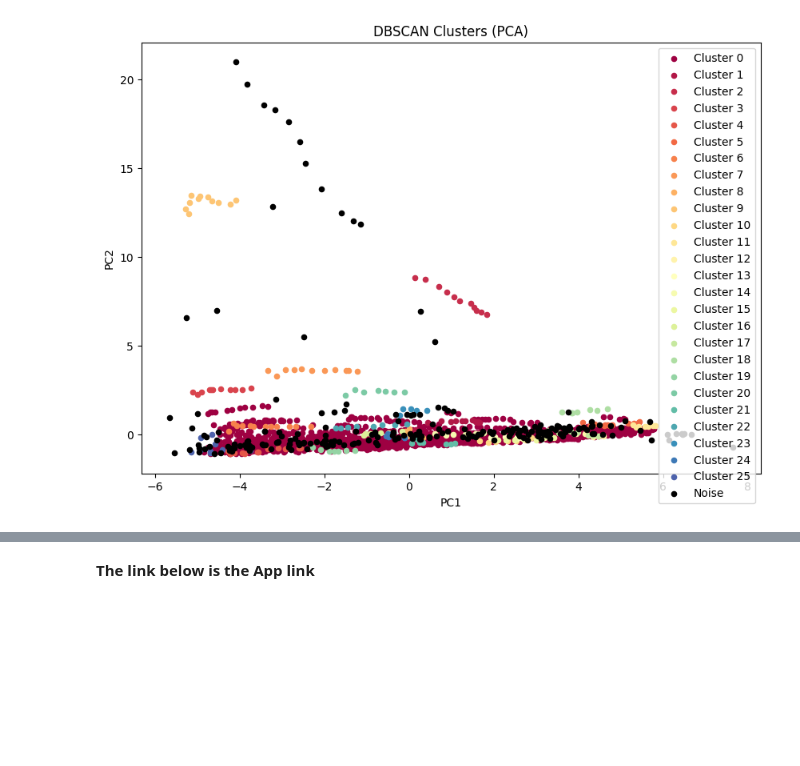
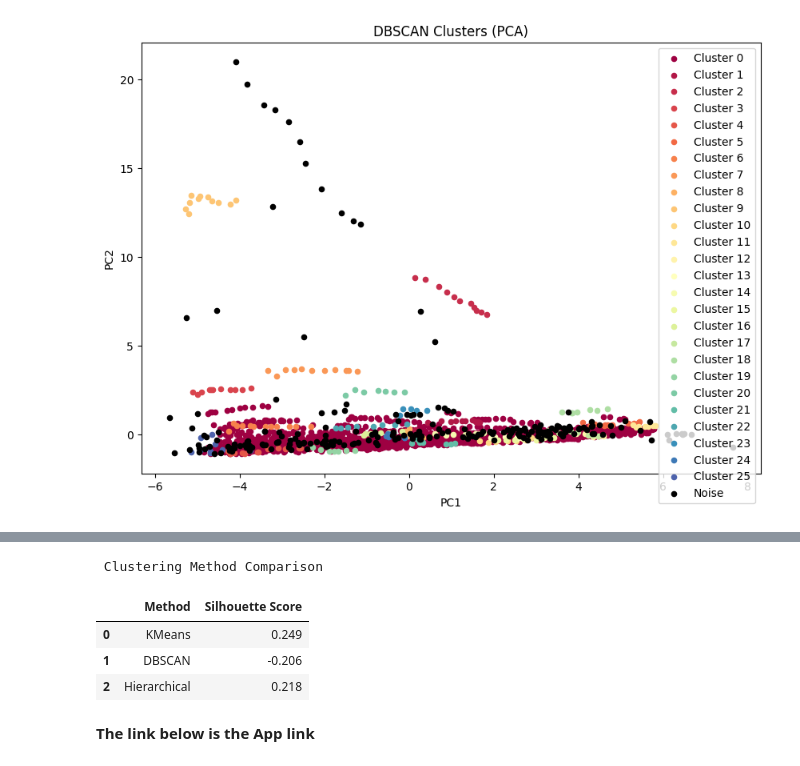
Before and after one commit to Bhuvanareddy-03/Clustering_Global_development, a Jupyter notebook: clustering_global_developmentipynb.ipynb, the cells around one changed output, grey strips where cells are left out. Drawn from its saved outputs; the diff is of its cells as text; code cells hidden in the pictures; blank space fills up the shorter version.

```diff
--- a/clustering_global_developmentipynb.ipynb
+++ b/clustering_global_developmentipynb.ipynb
@@ -207,3 +240,21 @@ plt.show()
+# %%
+# --- Compile results ---
+comparison_df = pd.DataFrame({
+    'Method': ['KMeans', 'DBSCAN', 'Hierarchical'],
+    'Silhouette Score': [round(kmeans_score, 3),
+                         round(dbscan_score, 3) if dbscan_score else 'N/A',
+                         round(hier_score, 3)]
+})
+
+# --- Display comparison ---
+print(" Clustering Method Comparison")
+display(comparison_df)
+# %% [output]
+ Clustering Method Comparison
+|  | Method | Silhouette Score |
+| 0 | KMeans | 0.249 |
+| 1 | DBSCAN | -0.206 |
+| 2 | Hierarchical | 0.218 |
 # %% [markdown]
 **The link below is the App link**
 # %% [markdown]
```
Also changed, not shown: parts of 3 cells of this notebook.
